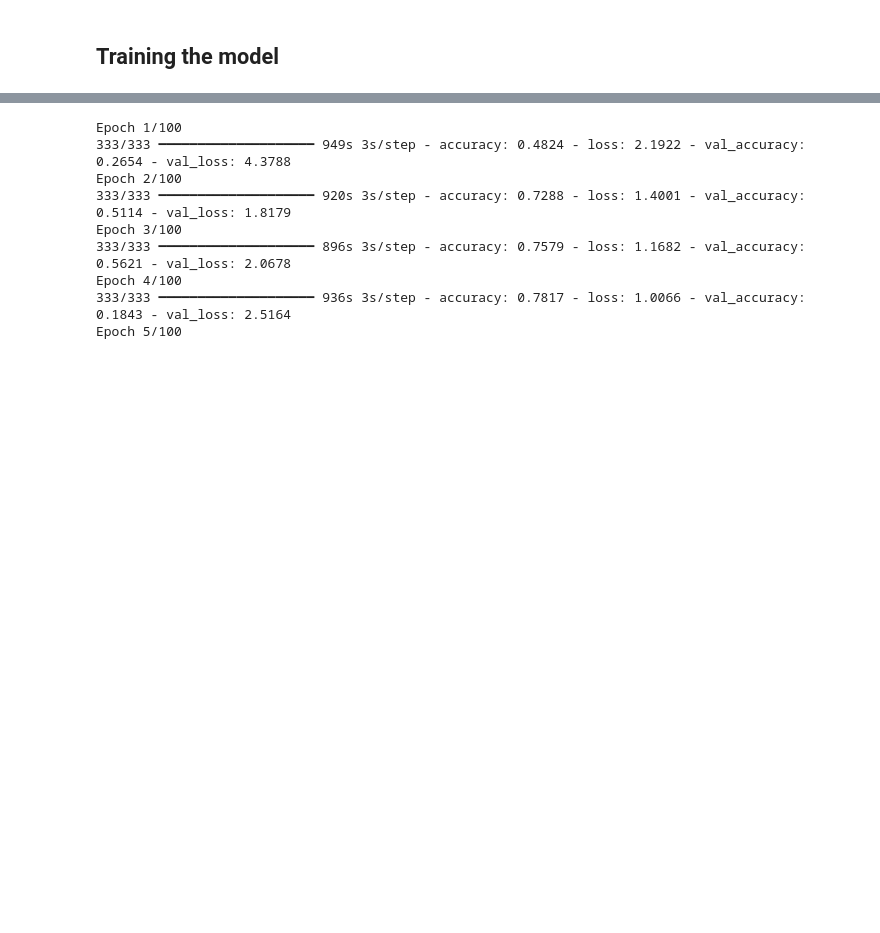
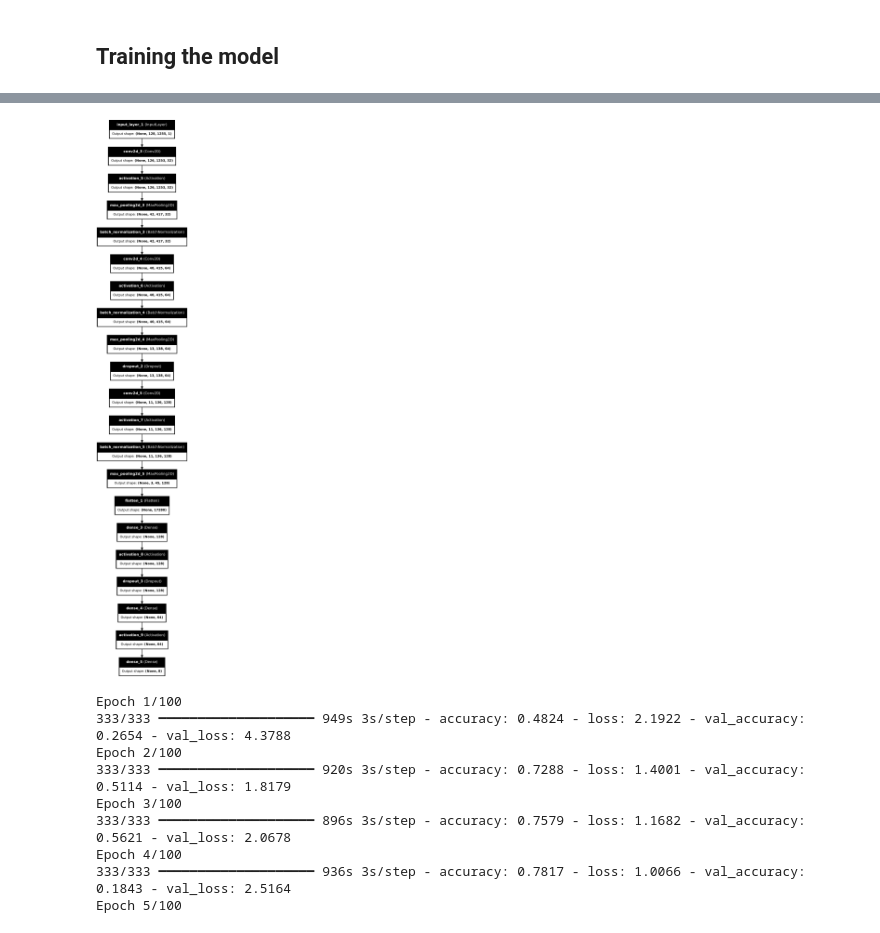
Before and after one commit to menduv/Thesis, a Jupyter notebook: magni_CNN.ipynb, the cells around one changed output, grey strips where cells are left out. Drawn from its saved outputs; the diff is of its cells as text; code cells hidden in the pictures; blank space fills up the shorter version.

```diff
--- a/magni_CNN.ipynb
+++ b/magni_CNN.ipynb
@@ -48,5 +43,5 @@ To enable the following instructions: AVX2 AVX512F AVX512_VNNI FMA, in other ope
 # %%
-df = pd.read_csv('/home/mendu/Thesis/data/magnatagatune/df_w_captions.csv', index_col = [0])
+df = pd.read_csv('/home/mendu/Thesis/data/magnatagatune/saved_df_data/df_w_captions.csv', index_col = [0])
 # %%
 df
 # %% [output]
@@ -112,7 +107,7 @@ audio_names_list = df.mp3_path.to_list()
 
 # data = np.array(data)
 
-data = np.load('data/magnatagatune/data_array.npy')
+data = np.load('data/magnatagatune/saved_df_data/data_array.npy')
 # %%
 #normalize data
 data = data.astype('float32')/255.0
@@ -324,3 +308,13 @@ Model: "functional_1"
+# %%
+# Generate the plot
+plot_model(model_instance.model, to_file='/home/mendu/Thesis/data/magnatagatune/model.png', show_shapes=True, show_layer_names=True)
+
+# This command is used to display the image in Jupyter Notebook or IPython, if you're using those.
+# If you're using a regular Python script, you can omit this part and just open 'model_plot.png' directly.
+from IPython.display import Image, display
+display(Image(filename='/home/mendu/Thesis/data/magnatagatune/model.png'))
+# %% [output]
+[figure, added]
 # %%
 # Use the early stopping callback to halt training if validation loss doesn't improve
 early_stopper = EarlyStopping(monitor='val_loss', patience=5, verbose=1, restore_best_weights=True)
```
Also changed, not shown: parts of 6 cells of this notebook, 5 other files.
